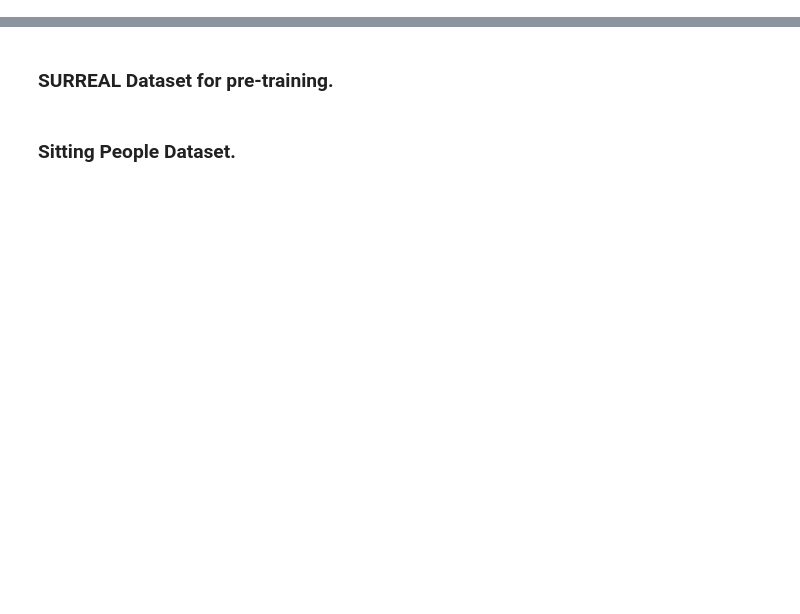
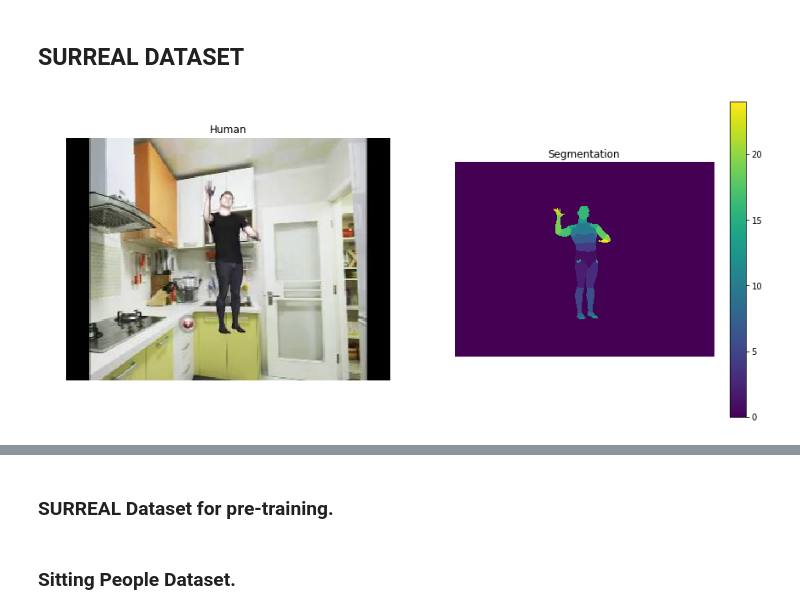
Before and after one commit to BobrG/dl_coursework, a Jupyter notebook: segmentation_pytorch.ipynb, the cells around one changed output, grey strips where cells are left out. Saved outputs shown, nothing was run; the diff lists cells and outputs as text; code cells hidden in the pictures; blank space fills up the shorter version.

```diff
--- a/segmentation_pytorch.ipynb
+++ b/segmentation_pytorch.ipynb
@@ -20,3 +21,5 @@ import torch.nn.functional as F
 import torch.optim as optim
 from torchvision import models
 from torch.autograd import Variable
+# %% [markdown]
+## SURREAL DATASET
@@ -22,0 +30,16 @@ from torch.autograd import Variable
+# %%
+demonstrate_pic = '/home/novikov/data/skoltech/segmentation/SURREAL/data/sur/SURREAL/data/cmu/train/run0/143_20/143_20_c0002frame1.jpg'
+demonstrate_map = sio.loadmat('/home/novikov/data/skoltech/segmentation/SURREAL/data/sur/SURREAL/data/cmu/train/run0/143_20/143_20_c0002_segm.mat')['segm_1']
+
+fig = plt.figure(figsize=(15,15))
+fig.add_subplot(2, 2, 1)
+plt.imshow(plt.imread(demonstrate_pic))
+plt.title('Human')
+plt.axis("off")
+fig.add_subplot(2, 2, 2)
+plt.imshow(demonstrate_map)
+plt.title('Segmentation')
+plt.colorbar()
+plt.axis("off");
+# %% [output]
+[figure, added]
```
Also changed, not shown: parts of 47 cells of this notebook.
